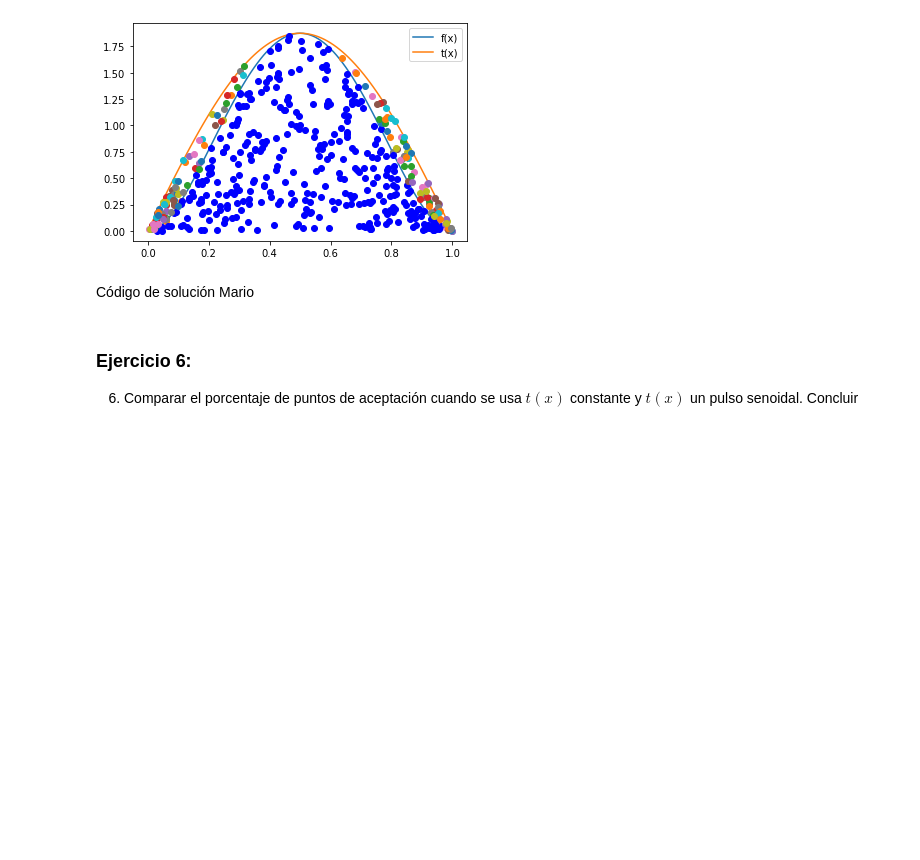
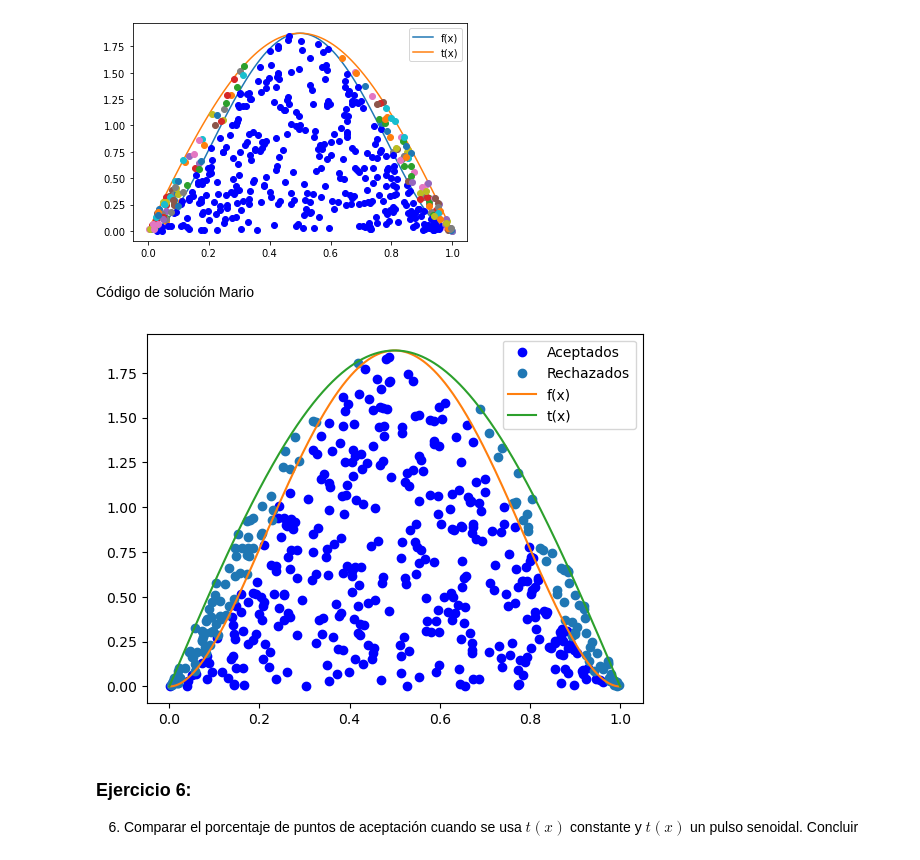
Before and after one commit to aluisaespinoza1/ProyectoConjunto_ALEspinoza_MAGarcia, a Jupyter notebook: Tarea_5.ipynb, the cells around one changed output. Saved outputs shown, nothing was run; the diff lists cells and outputs as text; code cells hidden in the pictures; blank space fills up the shorter version.

```diff
--- a/Tarea_5.ipynb
+++ b/Tarea_5.ipynb
@@ -213,3 +269,43 @@ Código de solución Mario
+# %%
+# Código de solución estudiante 2
+def Acep_rechazo(N, f, t):
+    accepted_x = []
+    accepted_y = []
+    rejected_x = []
+    rejected_y = []
+
+    x = np.linspace(0, 1, 1000)  # Espacio de muestra para trazar las funciones
+    f_x = f(x)
+    t_x = t(x)
+
+    for _ in range(N):
+        R1 = np.random.rand()
+        R2 = np.random.rand()
+        if R2 * t_x[int(R1 * 1000)] <= f_x[int(R1 * 1000)]:
+            accepted_x.append(R1)
+            accepted_y.append(R2 * t_x[int(R1 * 1000)])
+        else:
+            rejected_x.append(R1)
+            rejected_y.append(R2 * t_x[int(R1 * 1000)])
+
+    plt.plot(accepted_x, accepted_y, 'ob', label='Aceptados')
+    plt.plot(rejected_x, rejected_y, 'o', label='Rechazados')
+    plt.plot(x, f_x, label='f(x)')
+    plt.plot(x, t_x, label='t(x)')
+    plt.legend()
+    plt.show()
+# %%
+N = 500
+f = lambda x: 30 * (x**2 - 2 * x**3 + x**4)
+
+# Máximo de la función f
+a = f(optimize.fmin(lambda x: -f(x), 0, disp=False))
+
+t = lambda x: a * np.sin(np.pi * x)
+
+Acep_rechazo(N, f, t)
+# %% [output]
+[figure, added]
 # %% [markdown]
 ### Ejercicio 6:
 6. Comparar el porcentaje de puntos de aceptación cuando se usa $t(x)$ constante y $t(x)$ un pulso senoidal. Concluir
```
Also changed, not shown: parts of 22 cells of this notebook.
